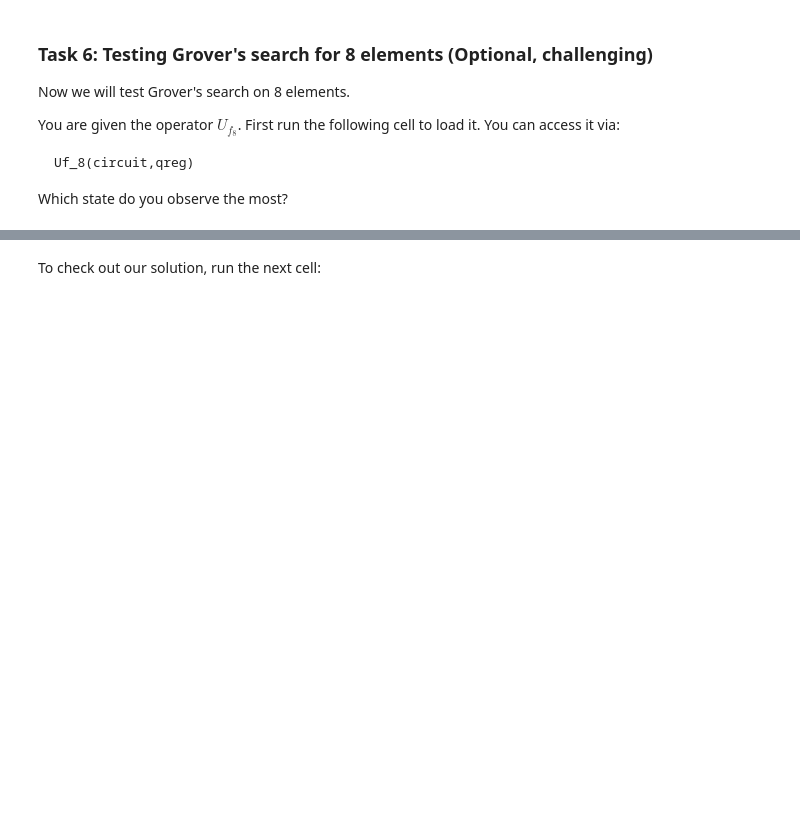
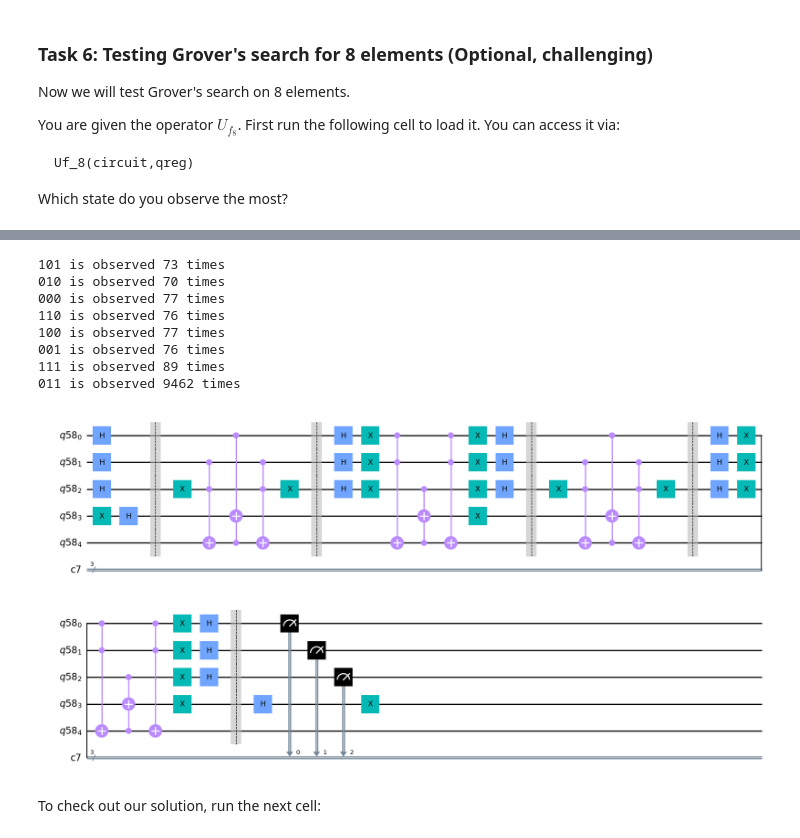
Before and after one commit to james-lucius/qureca_ADEQUATE, a Jupyter notebook: M3_541_Grovers_Search_Implementation_Exercise.ipynb, the cells around one changed output, grey strips where cells are left out. Cells and saved outputs as stored; diff of their text form; code cells hidden in the pictures; blank space fills up the shorter version.

```diff
--- a/M3_541_Grovers_Search_Implementation_Exercise.ipynb
+++ b/M3_541_Grovers_Search_Implementation_Exercise.ipynb
@@ -285,3 +319,18 @@ def big_inversion(circuit,quantum_reg):
+# %%
+def big_inversion(circuit,quantum_reg):
+
+
+#
+# your code is here
+#
+  for i in range(3): circuit.h(quantum_reg[i])
+  for i in range(3): circuit.x(quantum_reg[i])
+  circuit.ccx(quantum_reg[0], quantum_reg[1], quantum_reg[4])
+  circuit.ccx(quantum_reg[2], quantum_reg[4], quantum_reg[3])
+  circuit.ccx(quantum_reg[0], quantum_reg[1], quantum_reg[4])
+  circuit.x(quantum_reg[3])
+  for i in range(3): circuit.x(quantum_reg[i])
+  for i in range(3): circuit.h(quantum_reg[i])
 # %% [markdown]
 Below you can check the matrix of your inversion operator. We are interested in the top-left $8 \times 8$ part of the matrix, the remaining parts are because of additional qubits.
 # %%
@@ -332,23 +392,52 @@ quantum_file = path_files+"quantum.py"
 # %%
 from qiskit import QuantumRegister, ClassicalRegister, QuantumCircuit, execute, Aer
 
 qreg8 =  QuantumRegister(5)
 creg8 = ClassicalRegister(3)
 
 mycircuit8 = QuantumCircuit(qreg8,creg8)
 
 
 #
 #Your code here
 #
+for i in range(3): mycircuit8.h(qreg8[i])
+
+mycircuit8.x(qreg8[3])
+mycircuit8.h(qreg8[3])
+
+mycircuit8.barrier()
+
+iterations = 2
+
+for i in range(iterations):
+  Uf_8(mycircuit8, qreg8)
+  mycircuit8.barrier()
+  big_inversion(mycircuit8, qreg8)
+  mycircuit8.barrier()
+
+mycircuit8.h(qreg8[3])
+mycircuit8.x(qreg8[3])
+
+for i in range(3): mycircuit8.measure(qreg8[i], creg8[i])
 
 job = execute(mycircuit8,Aer.get_backend('qasm_simulator'),shots=10000)
 counts8 = job.result().get_counts(mycircuit8)
 # print the reverse of the outcome
 for outcome in counts8:
     print(outcome,"is observed",counts8[outcome],"times")
 
 mycircuit8.draw(output='mpl')
+# %% [output]
+101 is observed 73 times
+010 is observed 70 times
+000 is observed 77 times
+110 is observed 76 times
+100 is observed 77 times
+001 is observed 76 times
+111 is observed 89 times
+011 is observed 9462 times
+[figure, added]
 # %% [markdown]
 To check out our solution, run the next cell:
 # %%
```
Also changed, not shown: parts of 17 cells of this notebook.
